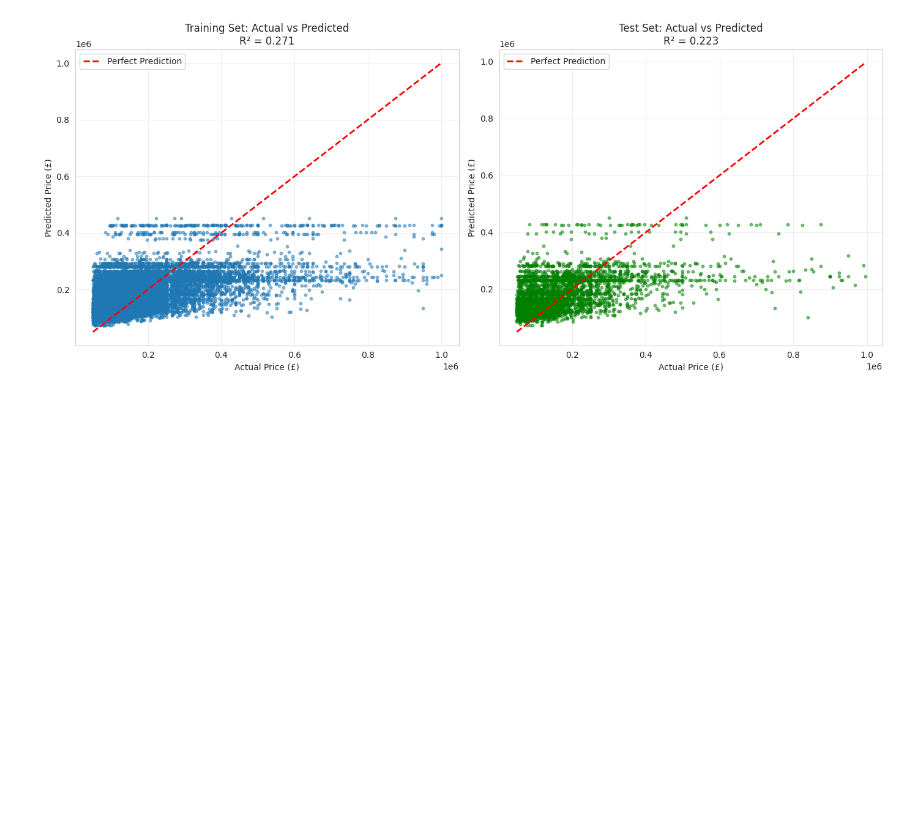
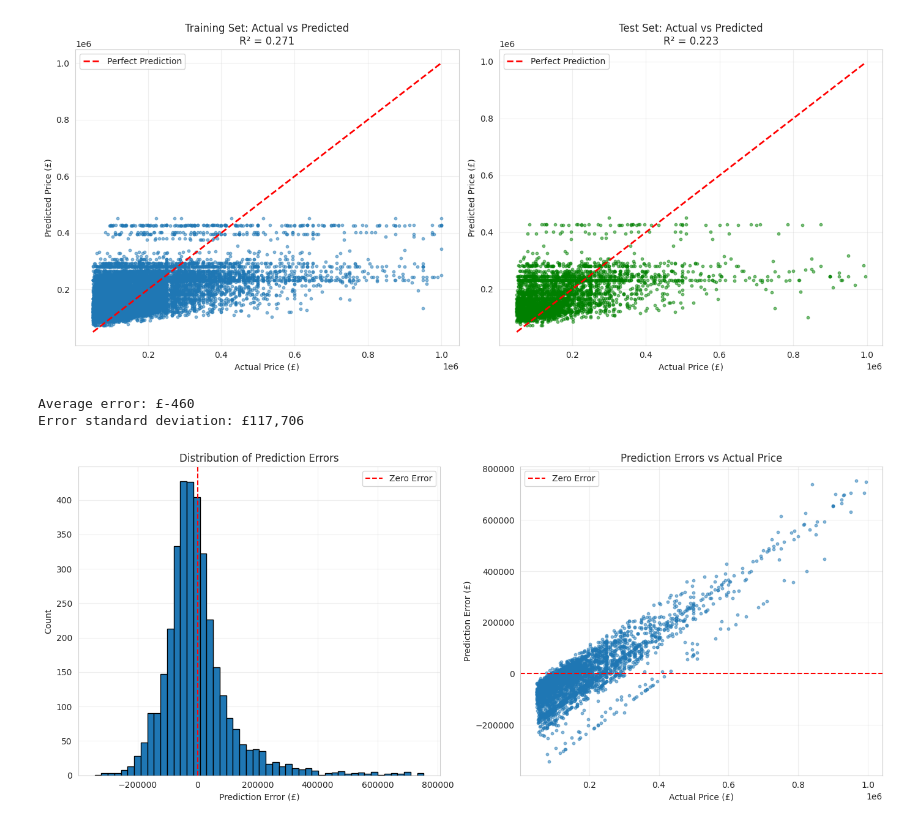
Before and after one commit to agodahdev/Property-Price-Estimator, a Jupyter notebook: jupyter_notebooks/04_model_evalution.ipynb, the cells around one changed output. Cells and saved outputs as stored; diff of their text form; code cells hidden in the pictures; blank space fills up the shorter version.

Commit message:
add prediction and plot error distribution

```diff
--- a/jupyter_notebooks/04_model_evalution.ipynb
+++ b/jupyter_notebooks/04_model_evalution.ipynb
@@ -165,3 +165,38 @@ plt.tight_layout()
 plt.show()
 # %% [output]
 [figure]
+# %%
+# Calculate prediction errors
+errors = y_test - test_predictions
+
+print(f"Average error: £{errors.mean():,.0f}")
+print(f"Error standard deviation: £{errors.std():,.0f}")
+# %% [output]
+Average error: £-460
+Error standard deviation: £117,706
+# %%
+# Prediction errors distribution
+plt.figure(figsize=(14, 6))
+
+plt.subplot(1, 2, 1)
+plt.hist(errors, bins=50, edgecolor='black')
+plt.xlabel('Prediction Error (£)')
+plt.ylabel('Count')
+plt.title('Distribution of Prediction Errors')
+plt.axvline(x=0, color='red', linestyle='--', label='Zero Error')
+plt.legend()
+plt.grid(True, alpha=0.3)
+
+plt.subplot(1, 2, 2)
+plt.scatter(y_test, errors, alpha=0.5, s=10)
+plt.xlabel('Actual Price (£)')
+plt.ylabel('Prediction Error (£)')
+plt.title('Prediction Errors vs Actual Price')
+plt.axhline(y=0, color='red', linestyle='--', label='Zero Error')
+plt.legend()
+plt.grid(True, alpha=0.3)
+
+plt.tight_layout()
+plt.show()
+# %% [output]
+[figure, added]
```
